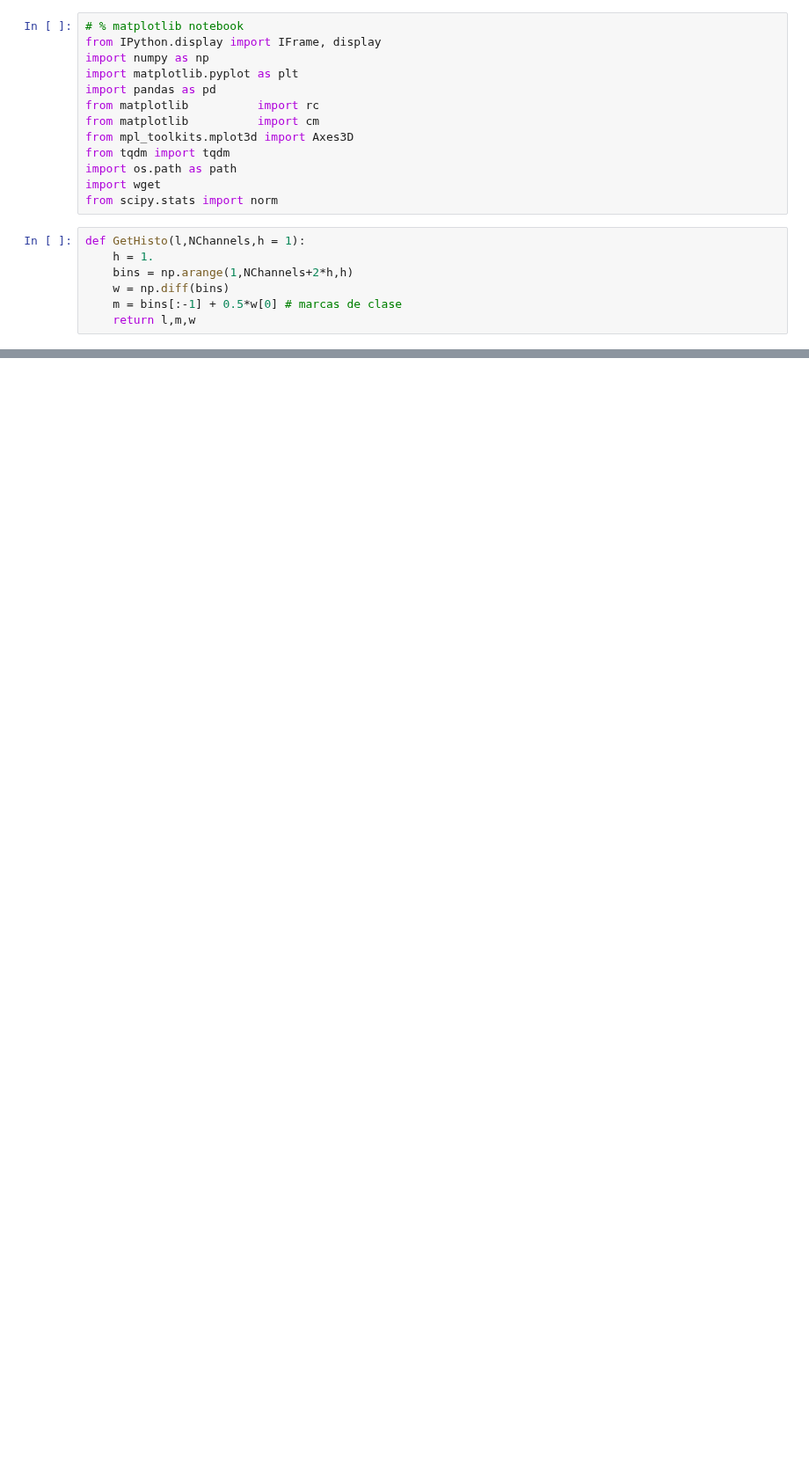
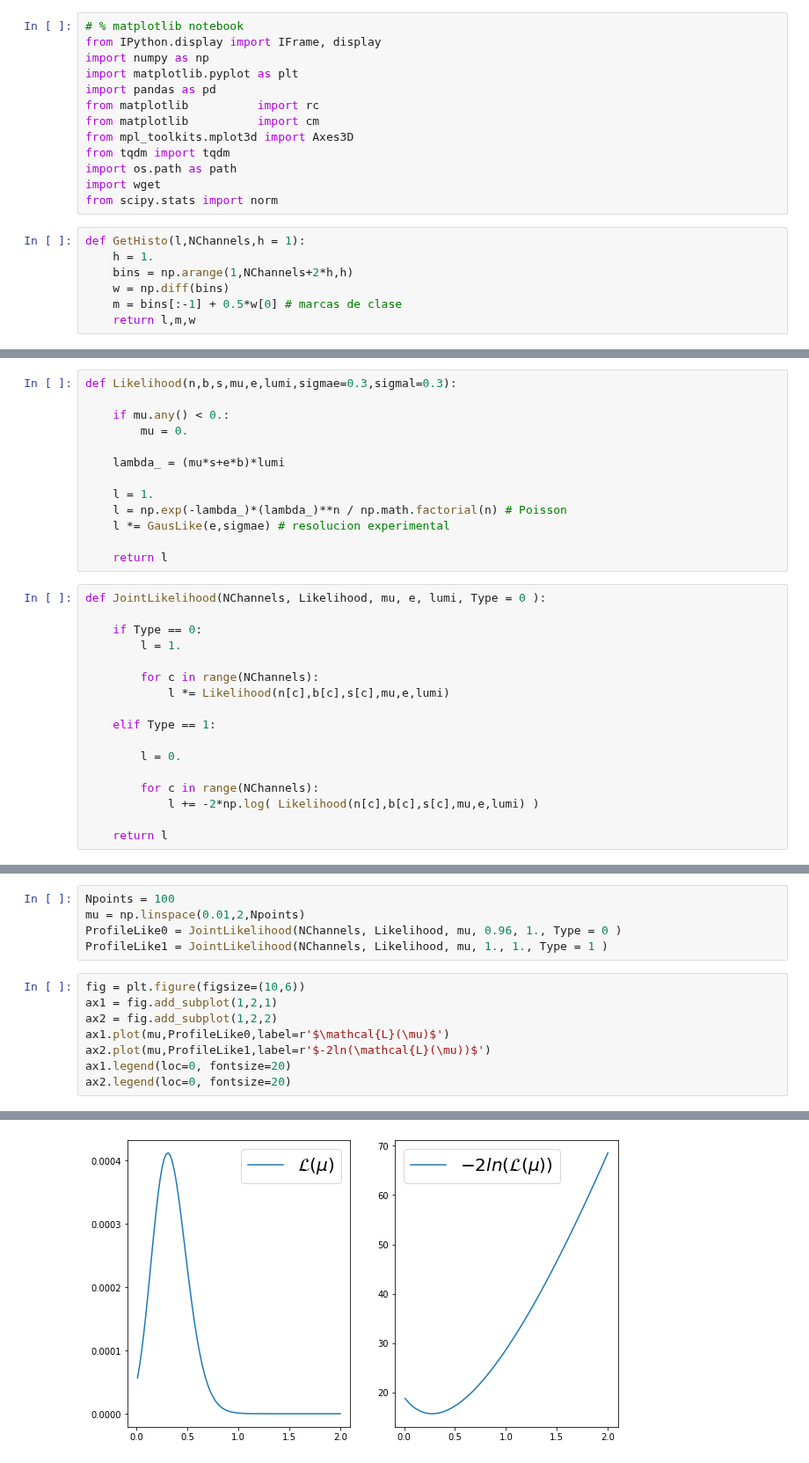
Before and after one commit to danielagda5/MetodosComputacionales202120-1, a Jupyter notebook: Week15/BusquedaMultiCanal.ipynb, the cells around one changed output, grey strips where cells are left out. Shown at 88% size. Drawn from its saved outputs; the diff is of its cells as text; blank space fills up the shorter version.

```diff
--- a/Week15/BusquedaMultiCanal.ipynb
+++ b/Week15/BusquedaMultiCanal.ipynb
@@ -32,0 +64,30 @@ File loaded
+# %%
+def Likelihood(n,b,s,mu,e,lumi,sigmae=0.3,sigmal=0.3):
+
+    if mu.any() < 0.:
+        mu = 0.
+
+    lambda_ = (mu*s+e*b)*lumi
+
+    l = 1.
+    l = np.exp(-lambda_)*(lambda_)**n / np.math.factorial(n) # Poisson
+    l *= GausLike(e,sigmae) # resolucion experimental
+
+    return l
+# %%
+def JointLikelihood(NChannels, Likelihood, mu, e, lumi, Type = 0 ):
+
+    if Type == 0:
+        l = 1.
+
+        for c in range(NChannels):
+            l *= Likelihood(n[c],b[c],s[c],mu,e,lumi)
+
+    elif Type == 1:
+
+        l = 0.
+
+        for c in range(NChannels):
+            l += -2*np.log( Likelihood(n[c],b[c],s[c],mu,e,lumi) )
+
+    return l
@@ -32,0 +100,14 @@ File loaded
+# %%
+Npoints = 100
+mu = np.linspace(0.01,2,Npoints)
+ProfileLike0 = JointLikelihood(NChannels, Likelihood, mu, 0.96, 1., Type = 0 )
+ProfileLike1 = JointLikelihood(NChannels, Likelihood, mu, 1., 1., Type = 1 )
+# %%
+fig = plt.figure(figsize=(10,6))
+ax1 = fig.add_subplot(1,2,1)
+ax2 = fig.add_subplot(1,2,2)
+ax1.plot(mu,ProfileLike0,label=r'$\mathcal{L}(\mu)$')
+ax2.plot(mu,ProfileLike1,label=r'$-2ln(\mathcal{L}(\mu))$')
+ax1.legend(loc=0, fontsize=20)
+ax2.legend(loc=0, fontsize=20)
+# %% [output]
@@ -32,0 +115 @@ File loaded
+[figure, added]
```
Also changed, not shown: parts of 17 cells of this notebook, 1 other file.
